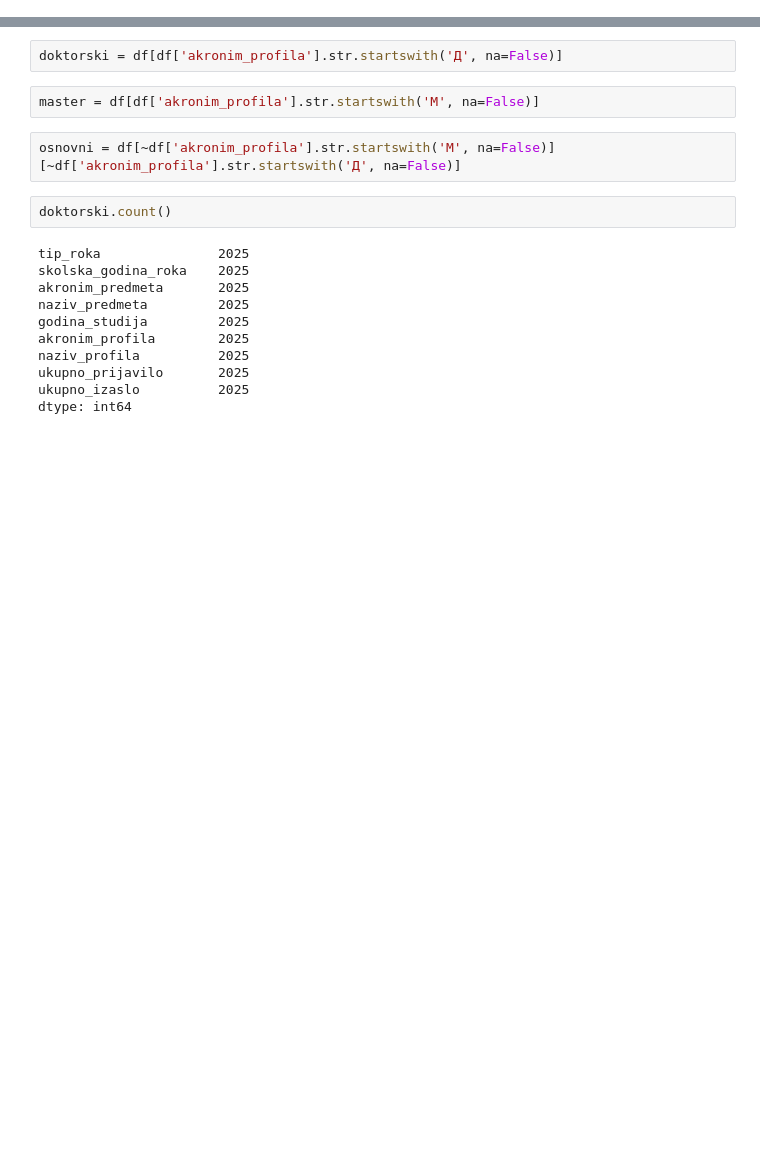
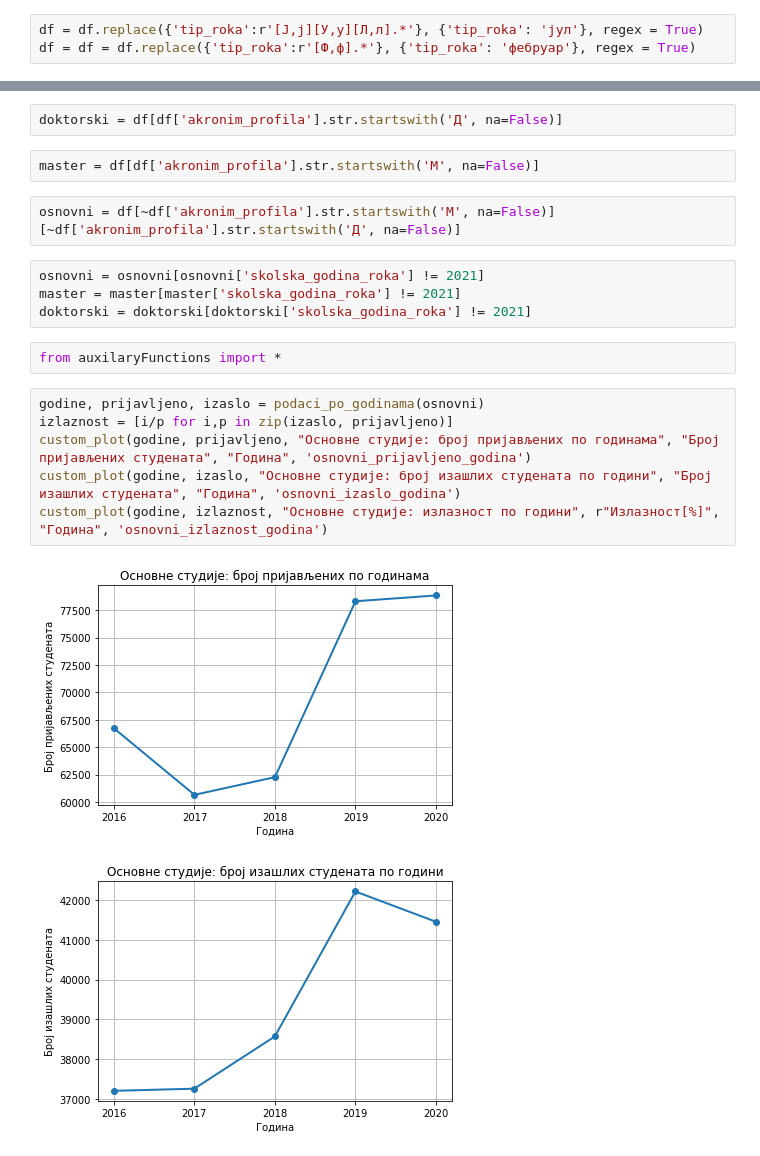
Before and after one commit to AleksaRacic/izlaznost_ETF, a Jupyter notebook: Untitled.ipynb, the cells around one changed output, grey strips where cells are left out. Saved outputs shown, nothing was run; the diff lists cells and outputs as text; blank space fills up the shorter version.

```diff
--- a/Untitled.ipynb
+++ b/Untitled.ipynb
@@ -38,0 +31,3 @@ df[df['tip_roka'] == "јануар"]
+# %%
+df = df.replace({'tip_roka':r'[Ј,ј][У,у][Л,л].*'}, {'tip_roka': 'јул'}, regex = True)
+df = df = df.replace({'tip_roka':r'[Ф,ф].*'}, {'tip_roka': 'фебруар'}, regex = True)
@@ -42,16 +42,18 @@ doktorski = df[df['akronim_profila'].str.startswith('Д', na=False)]
 master = df[df['akronim_profila'].str.startswith('М', na=False)]
 # %%
 osnovni = df[~df['akronim_profila'].str.startswith('М', na=False)][~df['akronim_profila'].str.startswith('Д', na=False)]
-# %%
-doktorski.count()
-# %% [output]
-tip_roka               2025
-skolska_godina_roka    2025
-akronim_predmeta       2025
-naziv_predmeta         2025
-godina_studija         2025
-akronim_profila        2025
-naziv_profila          2025
-ukupno_prijavilo       2025
-ukupno_izaslo          2025
-dtype: int64
+# %%
+osnovni = osnovni[osnovni['skolska_godina_roka'] != 2021]
+master = master[master['skolska_godina_roka'] != 2021]
+doktorski = doktorski[doktorski['skolska_godina_roka'] != 2021]
+# %%
+from auxilaryFunctions import *
+# %%
+godine, prijavljeno, izaslo = podaci_po_godinama(osnovni)
+izlaznost = [i/p for i,p in zip(izaslo, prijavljeno)]
+custom_plot(godine, prijavljeno, "Основне студије: број пријављених по годинама", "Број пријављених студената", "Година", 'osnovni_prijavljeno_godina')
+custom_plot(godine, izaslo, "Основне студије: број изашлих студената по години", "Број изашлих студената", "Година", 'osnovni_izaslo_godina')
+custom_plot(godine, izlaznost, "Основне студије: излазност по години", r"Излазност[%]", "Година", 'osnovni_izlaznost_godina')
+# %% [output]
+[figure, added]
+[figure, added]
```
Also changed, not shown: parts of 10 cells of this notebook, 19 other files.
